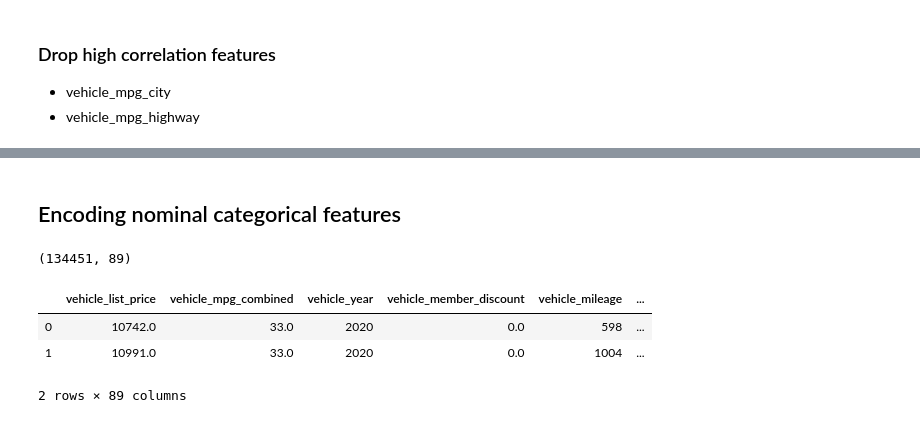
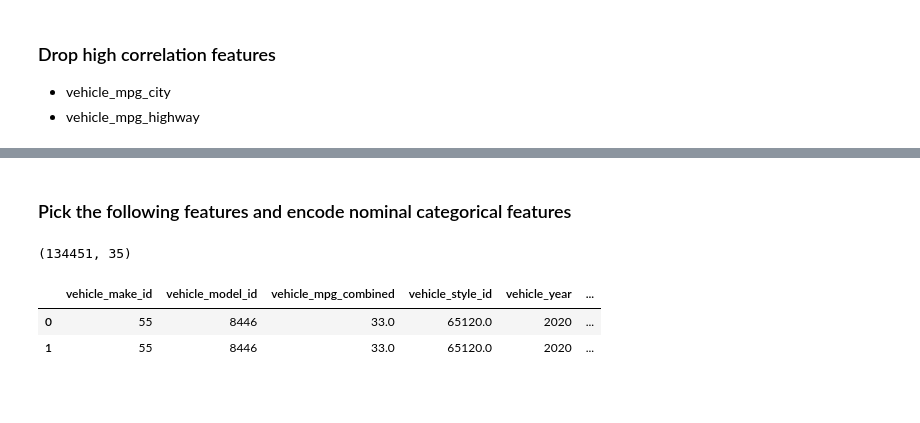
Before and after one commit to XinXia2019/TrueCar, a Jupyter notebook: data_analysis/eda_feature.ipynb, the cells around one changed output, grey strips where cells are left out. Cells and saved outputs as stored; diff of their text form; code cells hidden in the pictures; blank space fills up the shorter version.

```diff
--- a/data_analysis/eda_feature.ipynb
+++ b/data_analysis/eda_feature.ipynb
@@ -233,3 +228,5 @@ df_obj.head(2)
+# %%
+df_obj = df_obj.drop('vehicle_new_or_used',axis = 1)
 # %%
 df_combine = pd.concat([df_numeric,df_obj], axis =1)
 # %% [markdown]
@@ -247,16 +264,40 @@ df_combine.head(2)
 # %% [markdown]
-## Encoding nominal categorical features
+### Pick the following features and encode nominal categorical features
+# %%
+need_columns = [
+'vehicle_make_id',
+'vehicle_model_id',
+'vehicle_mpg_combined',
+'vehicle_style_id',
+'vehicle_year',
+'vehicle_chrome_trim_id',
+'vehicle_list_price',
+'vehicle_member_discount',
+'vehicle_mileage',
+'dealership_id',
+'dealership_location_postal_code',
+'dealership_location_lat',
+'dealership_location_lng',
+'vehicle_body_style',
+'vehicle_drive_train',
+'vehicle_fuel_type',
+'vehicle_transmission',
+'vehicle_carfax_report_available',
+'vehicle_enable_discount',
+'vehicle_multilocation',
+'vehicle_price_dropped']
+# %%
+df_feature = df_combine.loc[:,need_columns]
 # %%
-df_combine = pd.get_dummies(df_combine,drop_first=True)
+df_feature = pd.get_dummies(df_feature,drop_first=True)
 # %%
-df_combine.shape
+df_feature.shape
 # %% [output]
-(134451, 89)
+(134451, 35)
 # %%
-df_combine.head(2)
+df_feature.head(2)
 # %% [output]
-|  | vehicle_list_price | vehicle_mpg_combined | vehicle_year | vehicle_member_discount | vehicle_mileage | ... |
-| 0 | 10742.0 | 33.0 | 2020 | 0.0 | 598 | ... |
-| 1 | 10991.0 | 33.0 | 2020 | 0.0 | 1004 | ... |
+|  | vehicle_make_id | vehicle_model_id | vehicle_mpg_combined | vehicle_style_id | vehicle_year | ... |
+| 0 | 55 | 8446 | 33.0 | 65120.0 | 2020 | ... |
+| 1 | 55 | 8446 | 33.0 | 65120.0 | 2020 | ... |
-2 rows × 89 columns
 # %%
```
Also changed, not shown: parts of 22 cells of this notebook.
